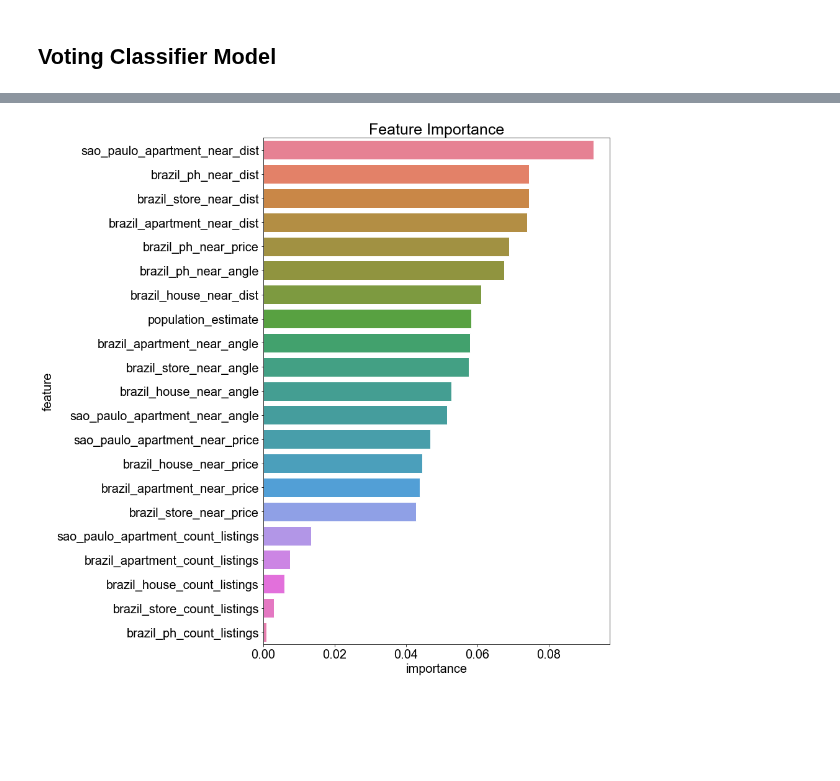
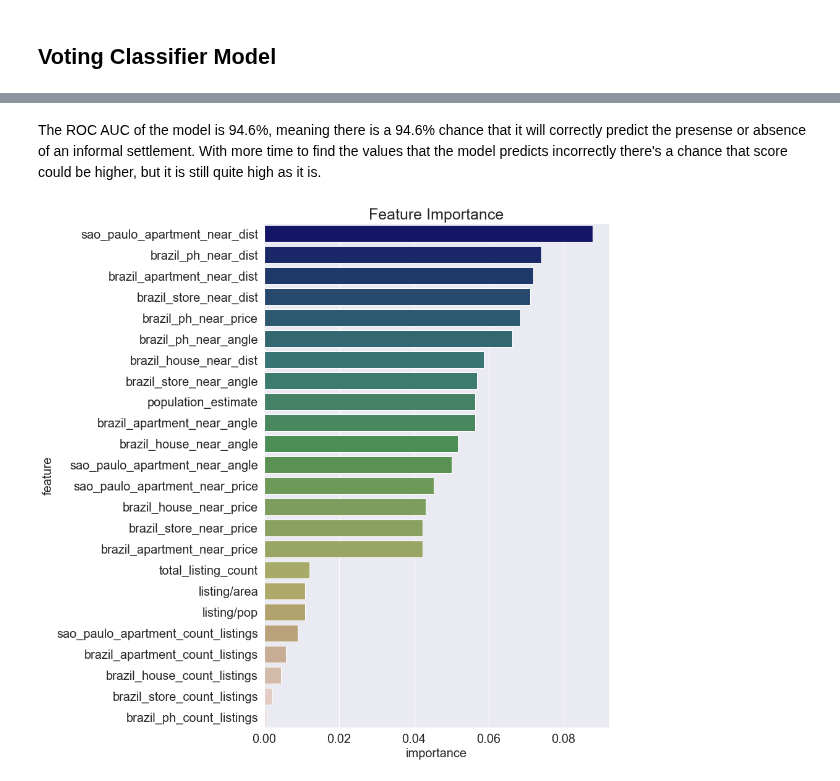
Before and after one commit to q-downgrade/informal-settlement-identification, a Jupyter notebook: modeling/initial-modeling.ipynb, the cells around one changed output, grey strips where cells are left out. Cells and saved outputs as stored; diff of their text form; code cells hidden in the pictures; blank space fills up the shorter version.

```diff
--- a/modeling/initial-modeling.ipynb
+++ b/modeling/initial-modeling.ipynb
@@ -31,3 +48,5 @@ data = pd.read_csv('https://general-assembly-project-5.s3.amazonaws.com/sp_maste
+# %%
+data = pd.read_csv('final_dataset.csv')
 # %%
 data.head()
 # %% [output]
@@ -289,6 +339,2 @@ roc_auc_score(y_test, rand_forest.predict_proba(X_test)[:, 1])
 # %% [markdown]
 ## Extra Trees Model
-# %%
-extra_trees = ExtraTreesClassifier(n_estimators = 200)
-extra_trees.fit(X_train, y_train)
-extra_trees.score(X_train, y_train)
@@ -300,0 +341,12 @@ cross_val_score(extra_trees, X_train, y_train, cv = 5).mean()
+# %%
+pipe = Pipeline(steps=[('extra_trees', ExtraTreesClassifier())])
+
+params = {'extra_trees__n_estimators': [300, 400, 500, 600]}
+gs_extra_trees = GridSearchCV(pipe,
+                              param_grid=params,
+                              cv=5,
+                              scoring='accuracy',
+                              n_jobs=-2)
+#extra_trees = ExtraTreesClassifier(n_estimators = 200)
+gs_extra_trees.fit(X_train, y_train)
+gs_extra_trees.score(X_train, y_train)
@@ -405,11 +579,27 @@ feat_import = feat_import.sort_values(by = 'importance', ascending = False)
+# %% [markdown]
+The ROC AUC of the model is 94.6%, meaning there is a 94.6% chance that it will correctly predict the presense or absence of an informal settlement. With more time to find the values that the model predicts incorrectly there's a chance that score could be higher, but it is still quite high as it is.
 # %%
-plt.figure(figsize=(10,15))
-plt.title('Feature Importance',fontsize=25)
+# getting the feature importances crom the model
+feats = gs_extra_trees.best_estimator_.steps[0][1].feature_importances_
+# getting keys of the test set
+keys = X_test.keys()
+# zipping the keys and feature importances
+feat_import = pd.DataFrame(list(zip(keys, feats)),
+                           columns=['feature', 'importance'])
+# sorting the dataframe by importance
+feat_import = feat_import.sort_values(by='importance', ascending=False)
+
+# plotting importance
+plt.figure(figsize=(10, 15))
+plt.title('Feature Importance', fontsize=25)
 sns.set_style("darkgrid")
-sns.barplot(data= feat_import,
-            x='importance',y='feature',orient='h', palette="husl")
-plt.xlabel('importance',fontsize=20)
-plt.ylabel('feature',fontsize=20)
+sns.barplot(data=feat_import,
+            x='importance',
+            y='feature',
+            orient='h',
+            palette="gist_earth")
+plt.xlabel('importance', fontsize=20)
+plt.ylabel('feature', fontsize=20)
 plt.tick_params(labelsize=20)
 # %% [output]
-[figure, old version]
+[figure, new version]
```
Also changed, not shown: parts of 70 cells of this notebook, 3 other files.
